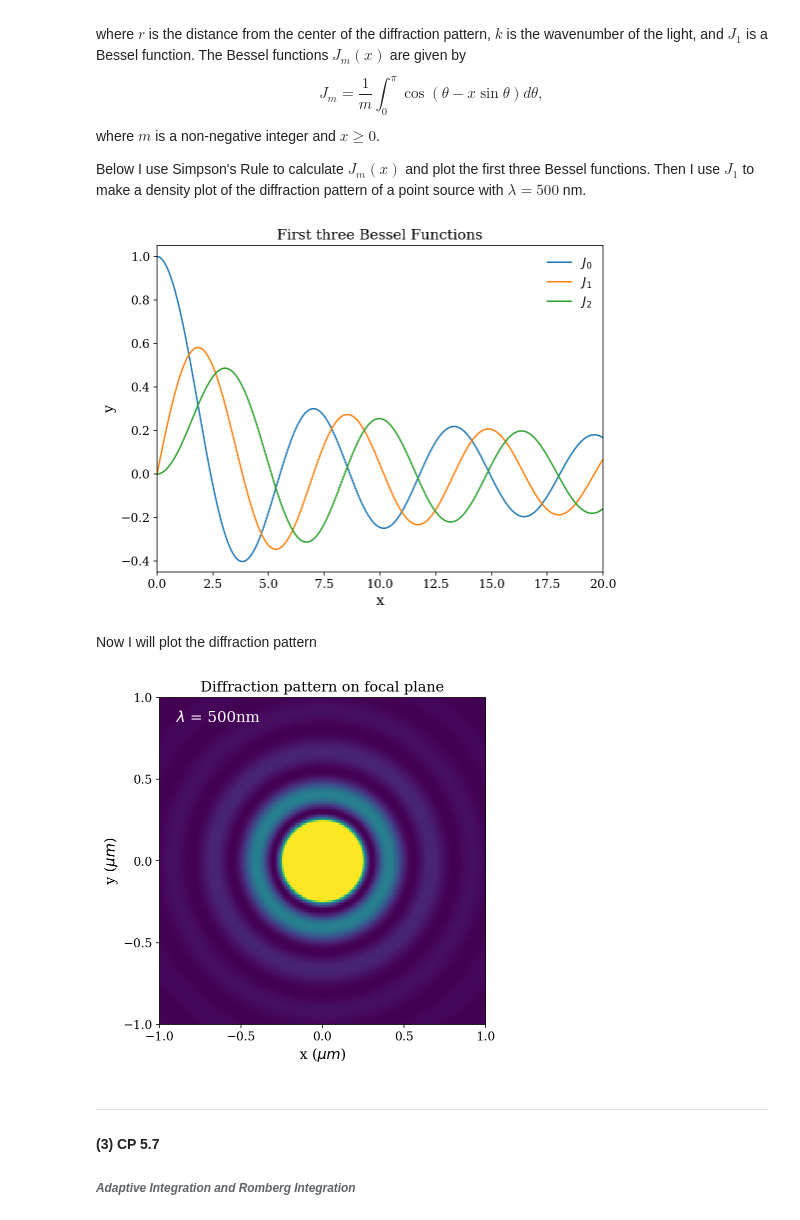
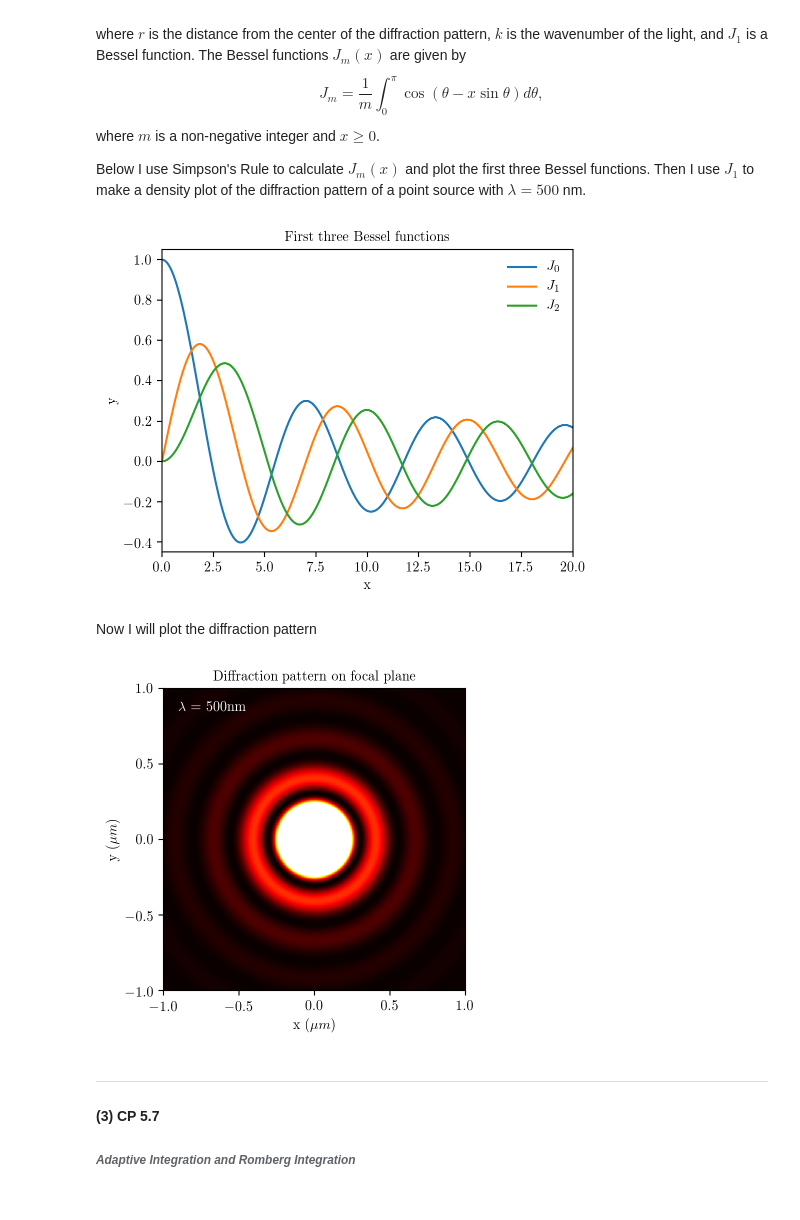
Before and after one commit to jfcrenshaw/phys566, a Jupyter notebook: Problem Set 3.ipynb, the cells around one changed output. Saved outputs shown, nothing was run; the diff lists cells and outputs as text; code cells hidden in the pictures.

```diff
--- a/Problem Set 3.ipynb
+++ b/Problem Set 3.ipynb
@@ -8,19 +10,10 @@ January 31, 2018
 import numpy as np
 import matplotlib.pyplot as plt
 from scipy import constants
-# %%
-# My plot preferences
-plt.rc('font', family='serif')
-plt.rc('axes', labelsize='x-large')
-plt.rc('xtick', labelsize='large')
-plt.rc('ytick', labelsize='large')
-plt.rc('axes',titlesize='x-large')
-plt.rc('legend',frameon=False)
-plt.rc('legend',fontsize='large')
-plt.rcParams['figure.figsize'] = (8,6)
-
-# for better looking inline plots
-%config InlineBackend.figure_format = 'retina'
+# %%
+# Plot aesthetics
+plt.style.use('jfc')
+%config InlineBackend.figure_format = 'retina'
 # %% [markdown]
 ***
 #### (1) CP 5.3
@@ -57,7 +50,7 @@ def E(x):
 fig1,ax1 = plt.subplots(1,1)
 
 x = np.arange(0,3,0.1)
-y = E(R)
+y = E(x)
 
 ax1.scatter(x,y,marker='*') # plot stars for fun
 
@@ -130,7 +123,7 @@ ax2.plot(x,bessel(2,x),label='$J_2$')
 
 ax2.legend()
 
-ax2.set_title("First three Bessel Functions")
+ax2.set_title("First three Bessel functions")
 ax2.set_xlabel("x")
 ax2.set_ylabel("y")
 
@@ -139,14 +132,14 @@ ax2.set_ylim(-0.45,1.05)
 
 plt.show()
 # %% [output]
-[figure, old version]
+[figure, new version]
 # %% [markdown]
 Now I will plot the diffraction pattern
 # %%
 # set parameters
 wavelength = 500e-9 # meters
 radius = 1e-6 # plot radius, meters
-nsamples = 200
+nsamples = 400
 
 k = 2*np.pi/wavelength # wave number
 
@@ -161,21 +154,21 @@ for i,x in enumerate(np.linspace(-1*radius,radius,nsamples)):
 # %%
 # Plot of diffraction pattern
 fig3,ax3 = plt.subplots(1,1)
 
 # plot
-ax3.imshow(grid,vmax=0.01,origin='lower',extent=[-1,1,-1,1])
+ax3.imshow(grid,vmax=0.01,origin='lower',extent=[-1,1,-1,1],cmap='hot')
 
 # aesthetics
 ax3.set_title("Diffraction pattern on focal plane")
 ax3.set_xlabel("x ($\mu m$)")
 ax3.set_ylabel("y ($\mu m$)")
 ax3.set_xticks([-1,-0.5,0,0.5,1])
 ax3.set_yticks([-1,-0.5,0,0.5,1])
-ax3.text(-0.9,0.85,'$\lambda$ = 500nm',color='w',fontsize=15)
+ax3.text(-0.9,0.85,'$\lambda$ = 500nm',color='w',fontsize=10)
 
 plt.show()
 # %% [output]
-[figure, old version]
+[figure, new version]
 # %% [markdown]
 ***
 #### (3) CP 5.7
```
Also changed, not shown: parts of 42 cells of this notebook, 1 other file.
